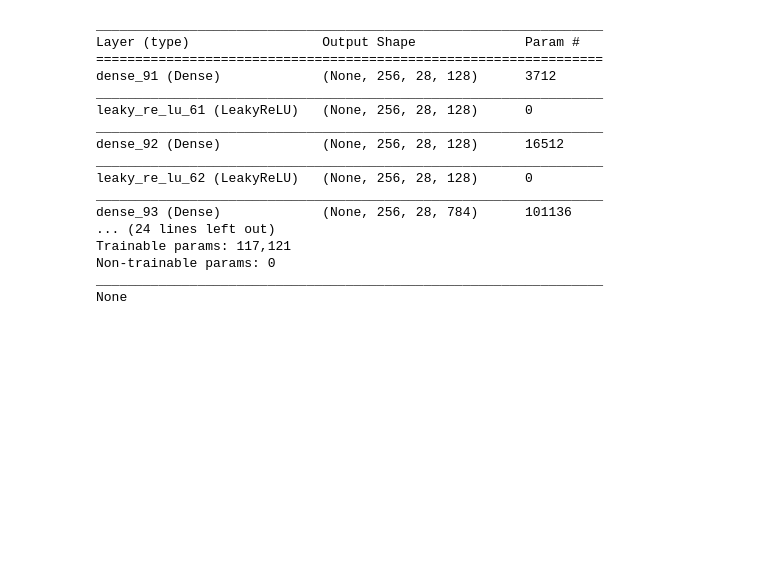
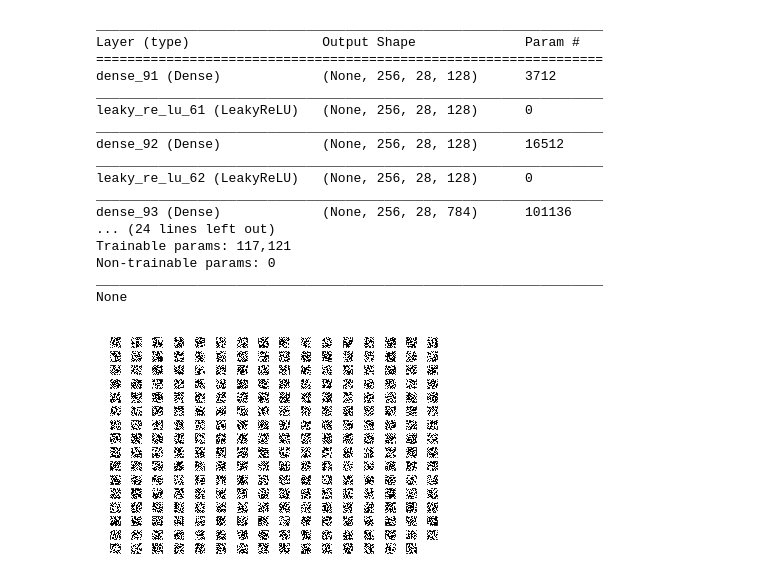
Before and after one commit to Jizhongpeng/2d_image_gans, a Jupyter notebook: mnist_gan.py.ipynb, the cells around one changed output. Drawn from its saved outputs; the diff is of its cells as text; code cells hidden in the pictures; blank space fills up the shorter version.

Commit message:
added deprocessing function for viewing generated images

```diff
--- a/mnist_gan.py.ipynb
+++ b/mnist_gan.py.ipynb
@@ -216,7 +216,7 @@ G_sample.compile(optimizer=RMSprop(lr=0.001), loss='binary_crossentropy')
 # %%
 # preprocessing function for the mnist data
 def preprocess(x):
-    x = x.reshape(784,)
+    x = x.reshape(-1,784)
     x = np.float64(x)
     x = (x / 255 - 0.5) * 2
     x = np.clip(x, -1, 1)
@@ -224,3 +227,35 @@ def preprocess(x):
+# %%
+# deprocessing function for viewing images
+def deprocess(x):
+    x = (x / 2 + 1) * 255
+    x = np.clip(x, 0, 255)
+    x = np.uint8(x)
+    x = x.reshape(28, 28)
+    return x
+# %%
+# test deprocessing
+test = sample_Z(256, 28, 28)
+test = preprocess(test)
+
+plt.figure()
+for i in range(len(test)-1):
+    img = deprocess(test[i])
+    plt.subplot(16, 16, i+1)
+    plt.imshow(img, cmap='gray')
+    plt.xticks([])
+    plt.yticks([])
+plt.show()
+
+plt.figure()
+for i in range(20):
+    img = deprocess(test[i])
+    plt.subplot(4, 5, i+1)
+    plt.imshow(img, cmap='gray')
+    plt.xticks([])
+    plt.yticks([])
+plt.show()
+# %% [output]
+[figure, added]
 # %%
 # r_logits, r_rep = discriminator(X)
 # f_logits, g_rep = discriminator(G_sample,reuse=True)
```
Also changed, not shown: parts of 3 cells of this notebook.
